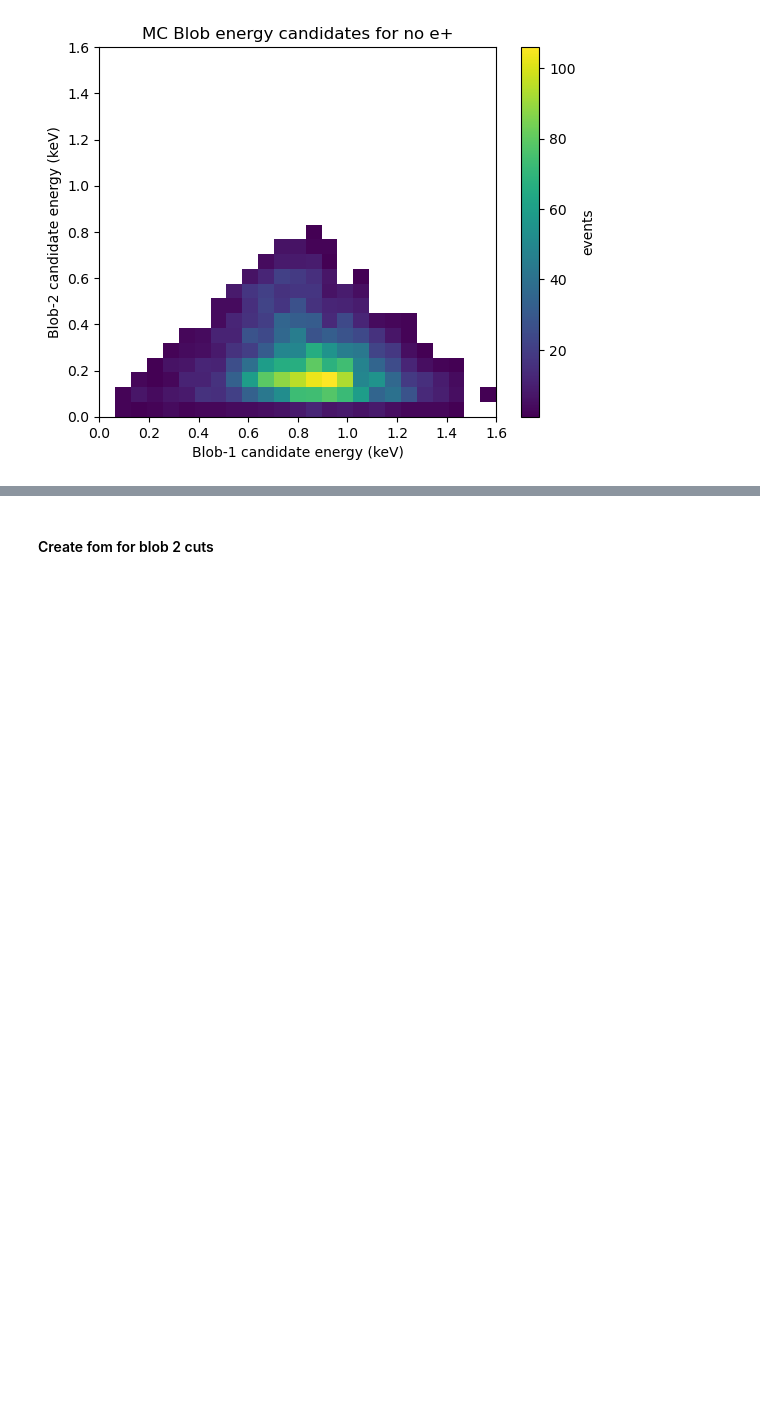
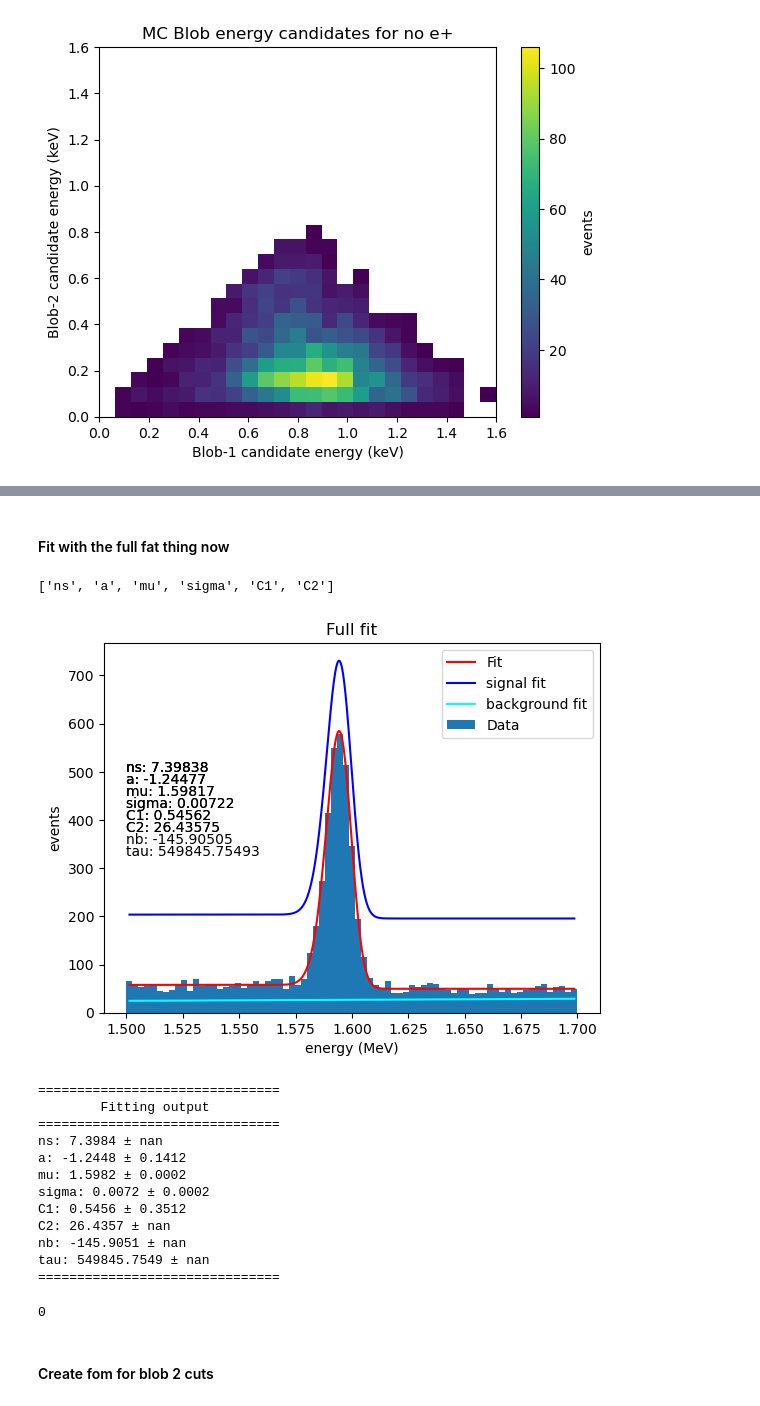
Before and after one commit to jwaiton/next_misc, a Jupyter notebook: Isaura_work/isaura_study.ipynb, the cells around one changed output, grey strips where cells are left out. Drawn from its saved outputs; the diff is of its cells as text; code cells hidden in the pictures; blank space fills up the shorter version.

```diff
--- a/Isaura_work/isaura_study.ipynb
+++ b/Isaura_work/isaura_study.ipynb
@@ -1249,23 +1014,28 @@ The aliases was originally deprecated in NumPy 1.20; for more details and guidan
 # %%
 # lets try this ourselves
 
-def bck_funct(x, nb, tau):
+def bck_func(x, nb, tau):
     '''
     Function describing the background, an exponential with scaling from Nb and tau
     '''
 
     return nb*np.exp(-x/tau)
 
-def skewnorm_fc():
-    print("placeholder")
+def skewnorm_func(x, a, mu, sigma):
+    return skewnorm.pdf(x, a, loc = mu, scale = sigma)
+
+def error_func(x, mu, sigma):
+    pas = (x - mu)/(np.sqrt(2)*sigma)
+    return special.erfc(pas)
 
 
-def error_func(x, mu, sigma):
-    erfnc = special.erfc(E-)
+def sig_func(x, ns, a, mu, sigma, C1, C2):
 
-def sig_funct(x, ns, a, mu, sigma, C1, C2):
+    return ns * (skewnorm_func(x, a, mu, sigma) + C1*error_func(x, mu, sigma) + C2)
 
-    return ns * (skewnorm_fc(a, x, mu, sigma) + C1*error_func(x, mu, sigma) + C2)
+def sig_bck_func(x, ns, a, mu, sigma, C1, C2, nb, tau):
+
+    return bck_func(x, nb, tau) + sig_func(x, ns, a, mu, sigma, C1, C2)
 # %%
 # create gaussian initially for testing purposes
 def gauss(x, a, mu, sigma):
@@ -1356,4 +1126,43 @@ sigma: 0.0068 ± 0.0005
 ===============================
 0
+# %% [markdown]
+#### Fit with the full fat thing now
+# %%
+# fit full thing to this
+
+# ns -> take as fraction of peak. Example: peak at 1000 events, ns at 1000*8
+
+# p0 is the initial guesses
+p1 = ([6400, -2.8, 1.58, 0.006, 0.0003, 0.0001, 3500, 300])
+big_labels = ['ns', 'a', 'mu', 'sigma', 'C1', 'C2', 'nb', 'tau']
+
+popt, pcov = curve_fit(sig_bck_func, centres, hist, p1, maxfev = 500000)
+# %%
+print(big_labels[:-2])
+# %% [output]
+['ns', 'a', 'mu', 'sigma', 'C1', 'C2']
+# %%
+plot_fit(sig_bck_func, centres, popt, big_labels)
+plot_fit(sig_func, centres, popt[:-2], big_labels[:-2], lgnd='signal fit', colour = 'blue')
+plot_fit(bck_func, centres, popt[:2], big_labels[:2], lgnd='background fit', colour = 'cyan')
+plot_hist(ecut_rel, binning = 75, output = False, data = True, label='Data', title='Full fit')
+plt.legend()
+plt.show()
+print_parameters(popt, pcov, big_labels)
+# %% [output]
+[figure, added]
+===============================
+        Fitting output
+===============================
+ns: 7.3984 ± nan
+a: -1.2448 ± 0.1412
+mu: 1.5982 ± 0.0002
+sigma: 0.0072 ± 0.0002
+C1: 0.5456 ± 0.3512
+C2: 26.4357 ± nan
+nb: -145.9051 ± nan
+tau: 549845.7549 ± nan
+===============================
+0
 # %% [markdown]
 #### Create fom for blob 2 cuts
```
Also changed, not shown: parts of 20 cells of this notebook, 2 other files.
